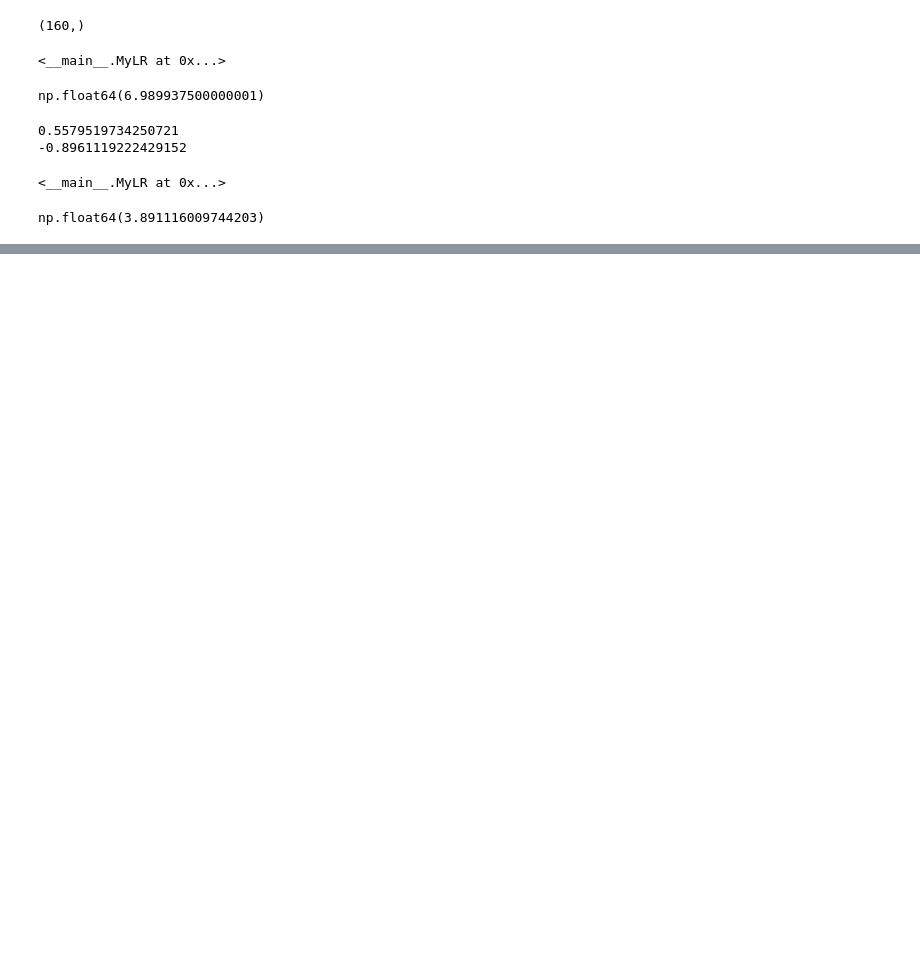
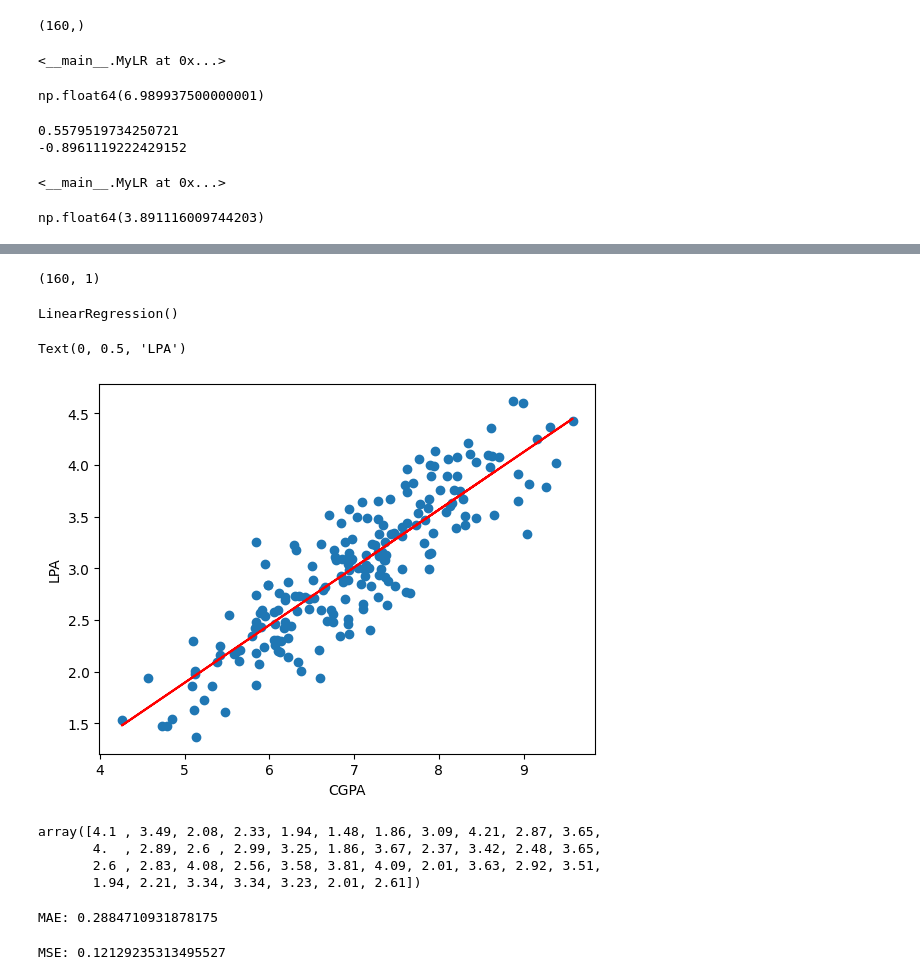
Before and after one commit to Raghavendar-kudugunti/Algorithms_from_scartch, a Jupyter notebook: Linear_Regression/Linear_regression_from_scratch.ipynb, the cells around one changed output, grey strips where cells are left out. Cells and saved outputs as stored; diff of their text form; code cells hidden in the pictures; blank space fills up the shorter version.

```diff
--- a/Linear_Regression/Linear_regression_from_scratch.ipynb
+++ b/Linear_Regression/Linear_regression_from_scratch.ipynb
@@ -93,0 +136,7 @@ np.float64(3.891116009744203)
+# %%
+from sklearn.model_selection import train_test_split
+X_train , X_test , y_train, y_test = train_test_split(X,y,test_size = 0.2,random_state= 2)
+# %%
+X_train.shape
+# %% [output]
+(160, 1)
@@ -93,0 +145,14 @@ np.float64(3.891116009744203)
+# %%
+lr = LinearRegression()
+# %%
+lr.fit(X_train,y_train)
+# %% [output]
+LinearRegression()
+# %%
+plt.scatter(df['cgpa'],df['package'])
+plt.plot(X_train,lr.predict(X_train),color='red')
+plt.xlabel('CGPA')
+plt.ylabel('LPA')
+# %% [output]
+Text(0, 0.5, 'LPA')
+[figure, added]
@@ -93,0 +163,16 @@ np.float64(3.891116009744203)
+# %%
+y_test.values
+# %% [output]
+array([4.1 , 3.49, 2.08, 2.33, 1.94, 1.48, 1.86, 3.09, 4.21, 2.87, 3.65,
+       4.  , 2.89, 2.6 , 2.99, 3.25, 1.86, 3.67, 2.37, 3.42, 2.48, 3.65,
+       2.6 , 2.83, 4.08, 2.56, 3.58, 3.81, 4.09, 2.01, 3.63, 2.92, 3.51,
+       1.94, 2.21, 3.34, 3.34, 3.23, 2.01, 2.61])
+# %%
+print("MAE:",mean_absolute_error(y_test,y_pred))
+# %% [output]
+MAE: 0.2884710931878175
+# %%
+print("MSE:", mean_squared_error(y_test,y_pred))
+r2 = r2_score(y_test,y_pred)
+# %% [output]
+MSE: 0.12129235313495527
```
Also changed, not shown: parts of 13 cells of this notebook.
